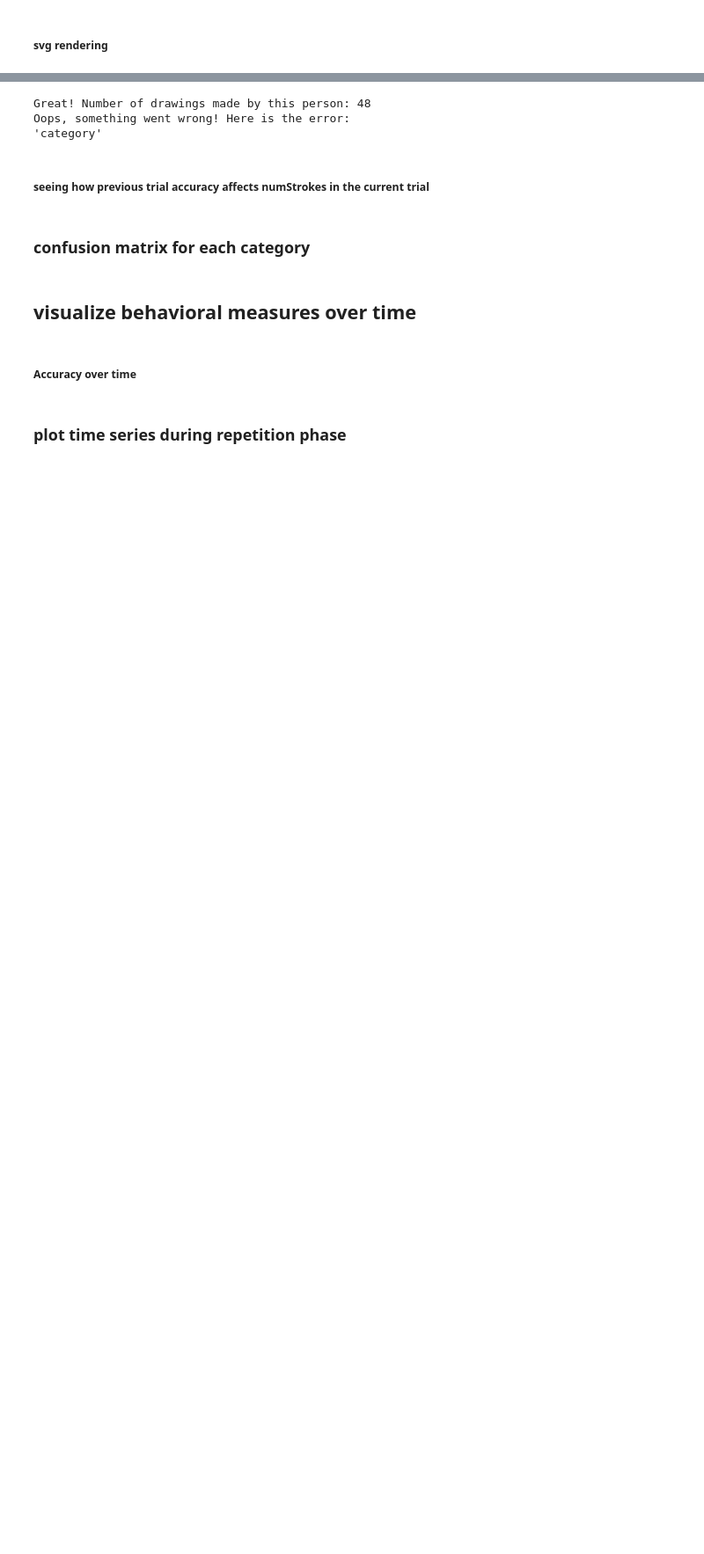
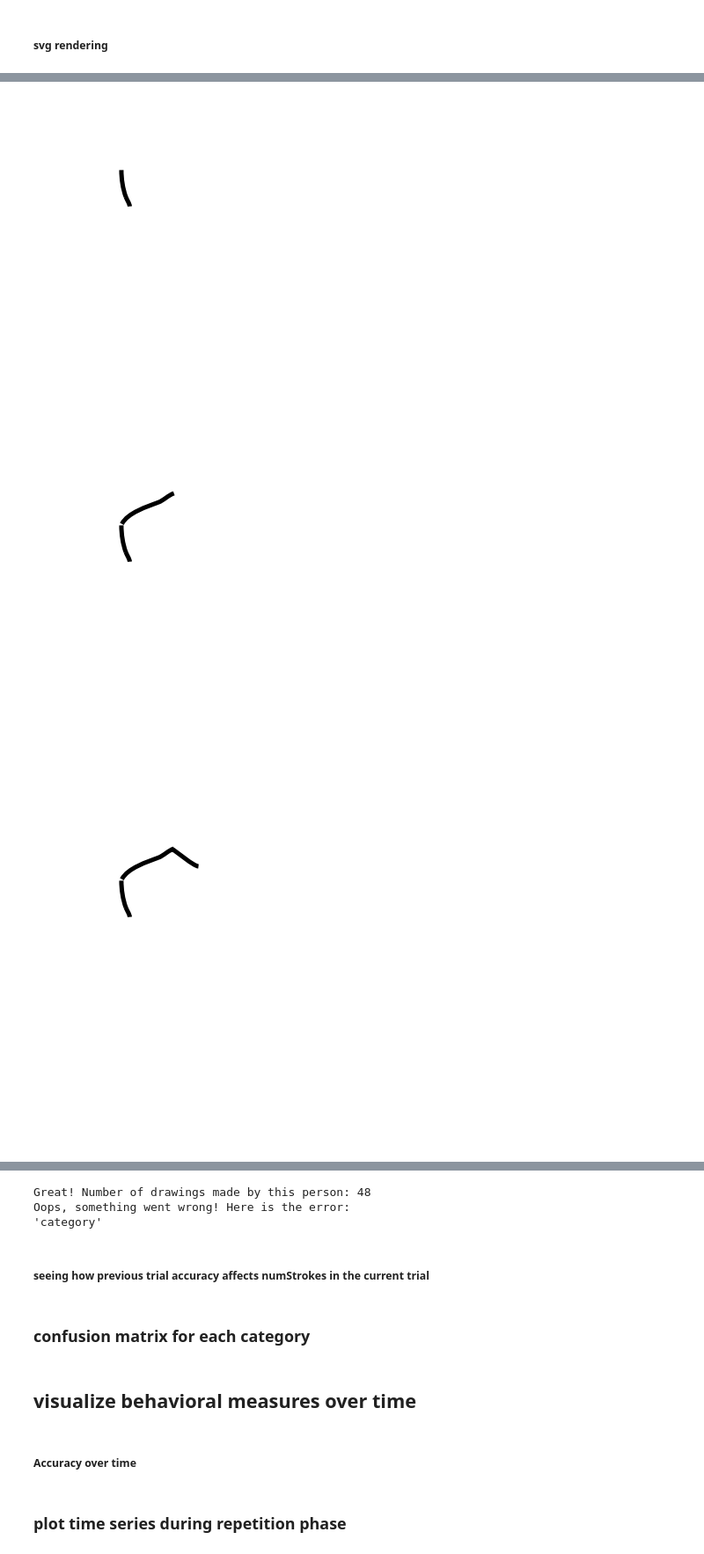
Before and after one commit to cogtoolslab/graphical_conventions_cogsci19, a Jupyter notebook: analysis/ipynb/jefan/run2_chairs1k_size6_analysis.ipynb, the cells around one changed output, grey strips where cells are left out. Shown at 88% size. Saved outputs shown, nothing was run; the diff lists cells and outputs as text; code cells hidden in the pictures; blank space fills up the shorter version.

Commit message:
svg rendering tests

```diff
--- a/analysis/ipynb/jefan/run2_chairs1k_size6_analysis.ipynb
+++ b/analysis/ipynb/jefan/run2_chairs1k_size6_analysis.ipynb
@@ -257,5 +291,3 @@ for stroke_ind,stroke in enumerate(svg_list):
         y.append(p.end.imag)
     assert len(zip(x,y))%4==0
     curves.append(zip(x,y))
-# %%
-verts, codes = polycurve_pathmaker(curves)
@@ -261,0 +323,20 @@ verts, codes = polycurve_pathmaker(curves)
+# %%
+def polycurve_pathmaker(curves):
+    x = []
+    y = []
+    codes = []
+    stroke_ind = []
+    for i,l in enumerate(curves):
+        for _i,_l in enumerate(l):
+            x.append(_l[0])
+            y.append(_l[1])
+            stroke_ind.append(i)
+            if _i%4==0:
+                codes.append(Path.MOVETO)
+            else:
+                codes.append(Path.CURVE4) # remaining control and endpoints for each spline
+    verts = zip(x,y)
+    return verts, codes, stroke_ind
+# %%
+verts, codes, stroke_ind = polycurve_pathmaker(curves)
+verts, codes, stroke_ind = map(np.array,[verts, codes, stroke_ind])
@@ -261,0 +360,26 @@ verts, codes = polycurve_pathmaker(curves)
+# %%
+imsize=6
+canvas_size=600
+line_width=5
+
+### render sketch so far
+
+
+unique_stroke_inds = np.unique(stroke_ind)
+for i,ind in enumerate(unique_stroke_inds):
+    fig = plt.figure(figsize=(imsize,imsize))
+    ax = plt.subplot(111)
+    ax.axis('off')
+    ax.set_xlim(0,canvas_size)
+    ax.set_ylim(0,canvas_size)
+    these_verts = verts[stroke_ind<=i]
+    these_codes = codes[stroke_ind<=i]
+    path = Path(these_verts, these_codes)
+    patch = patches.PathPatch(path, facecolor='none', edgecolor='black', lw=line_width)
+    ax.add_patch(patch)
+    plt.gca().invert_yaxis() # y values increase as you go down in image
+    plt.show()
+# %% [output]
+[figure, added]
+[figure, added]
+[figure, added]
```
Also changed, not shown: parts of 18 cells of this notebook, 1 other file.
